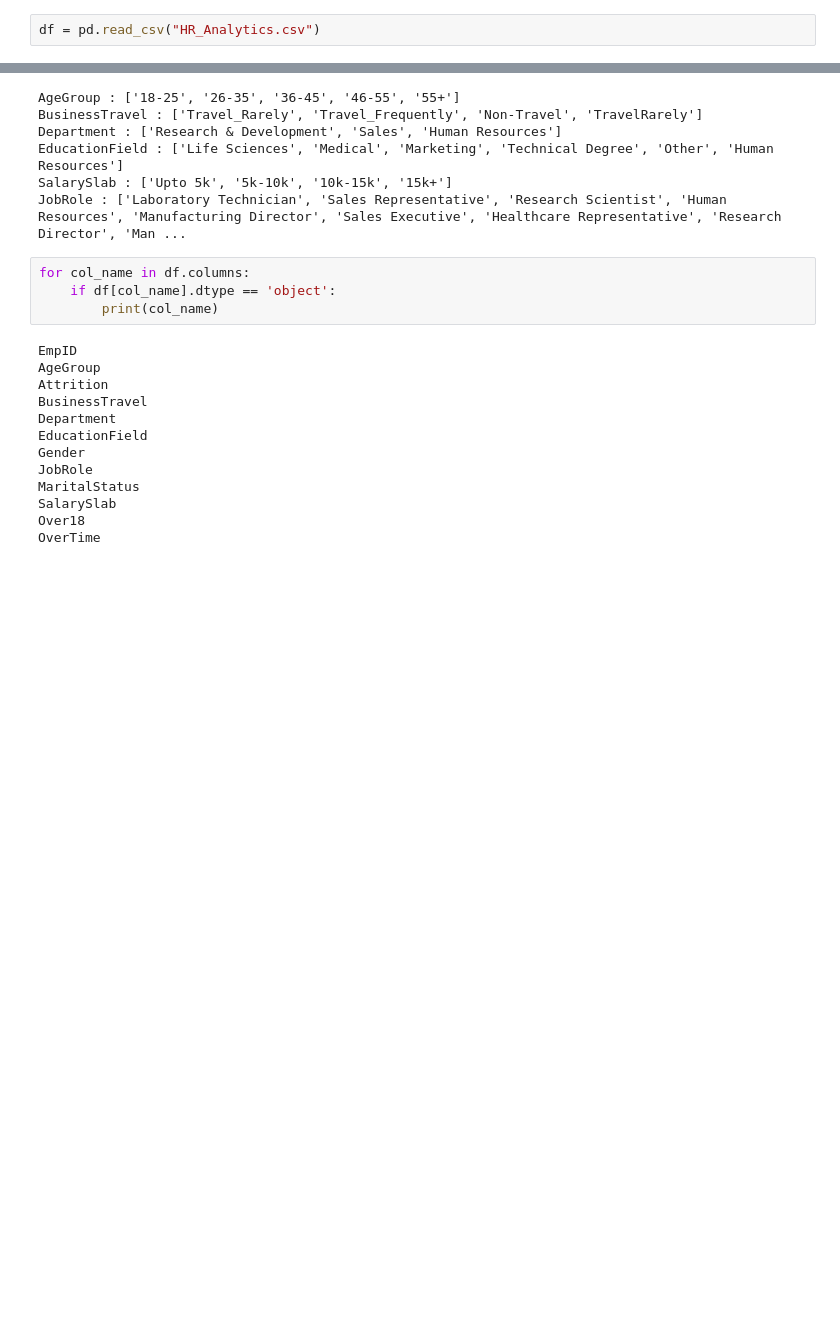
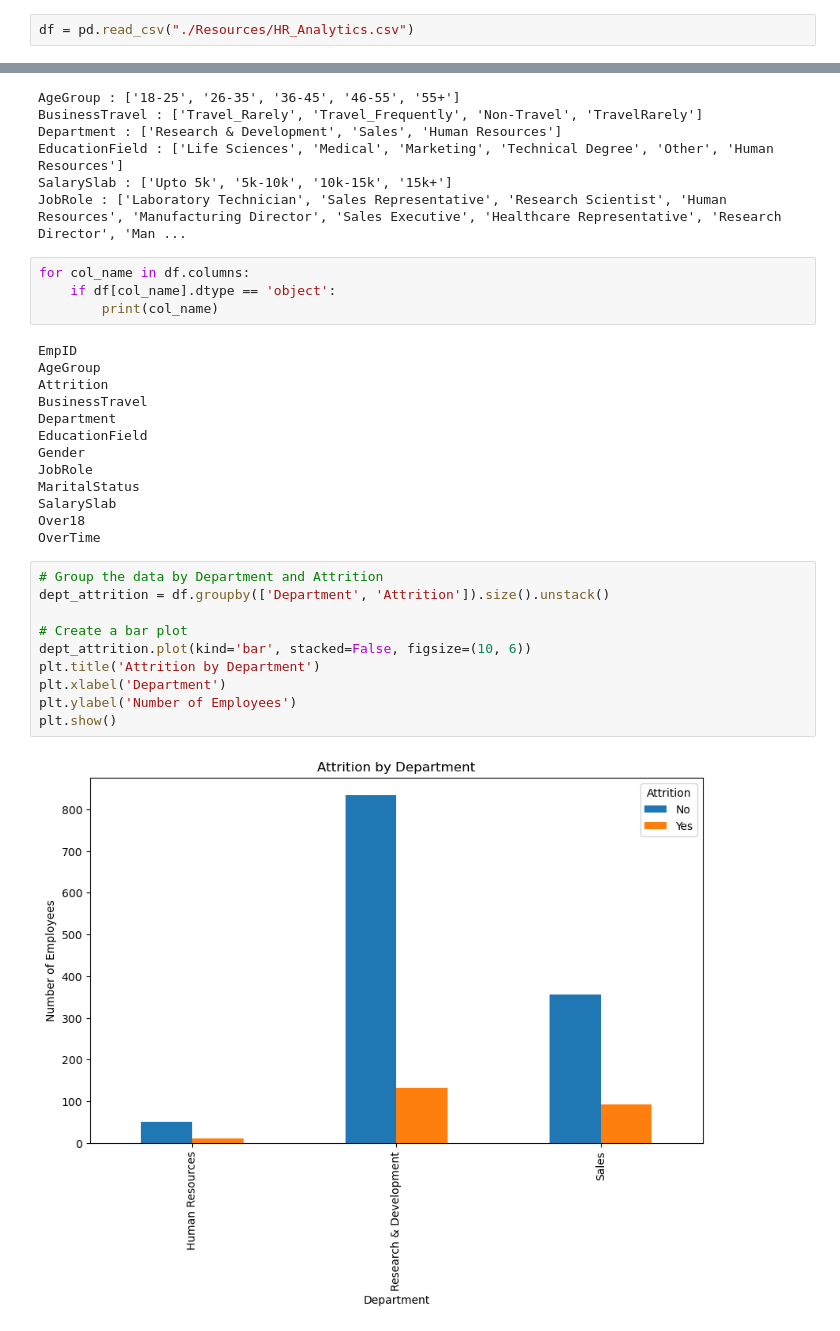
Before and after one commit to SethMoffat/Project_1, a Jupyter notebook: explore.ipynb, the cells around one changed output, grey strips where cells are left out. Drawn from its saved outputs; the diff is of its cells as text; blank space fills up the shorter version.

Commit message:
Add files via upload
exploring data

```diff
--- a/explore.ipynb
+++ b/explore.ipynb
@@ -10,7 +10,7 @@ import datetime as dt
 from IPython.display import display
 %matplotlib inline
 # %%
-df = pd.read_csv("HR_Analytics.csv")
+df = pd.read_csv("./Resources/HR_Analytics.csv")
 # %%
 df.info()
 # %% [output]
@@ -86,3 +94,15 @@ MaritalStatus
 SalarySlab
 Over18
 OverTime
+# %%
+# Group the data by Department and Attrition
+dept_attrition = df.groupby(['Department', 'Attrition']).size().unstack()
+
+# Create a bar plot
+dept_attrition.plot(kind='bar', stacked=False, figsize=(10, 6))
+plt.title('Attrition by Department')
+plt.xlabel('Department')
+plt.ylabel('Number of Employees')
+plt.show()
+# %% [output]
+[figure, added]
```
Also changed, not shown: parts of 5 cells of this notebook.
